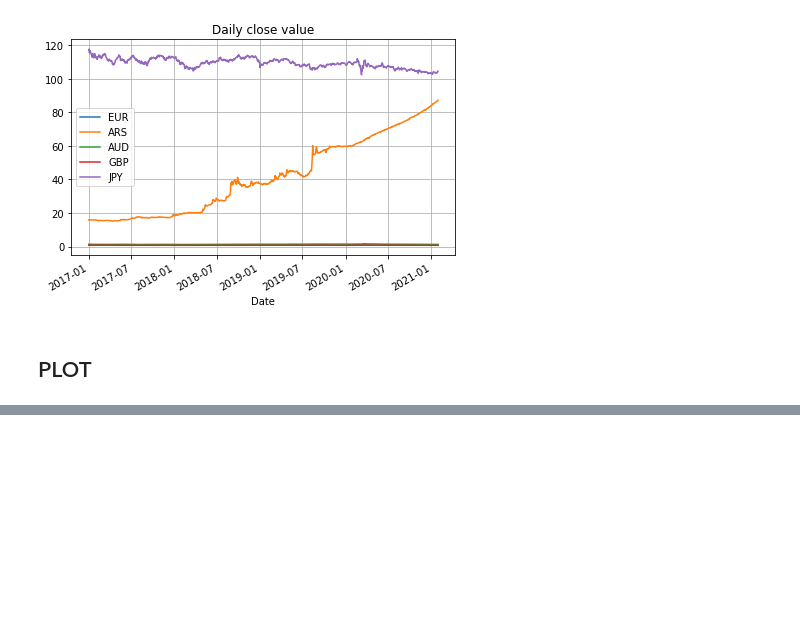
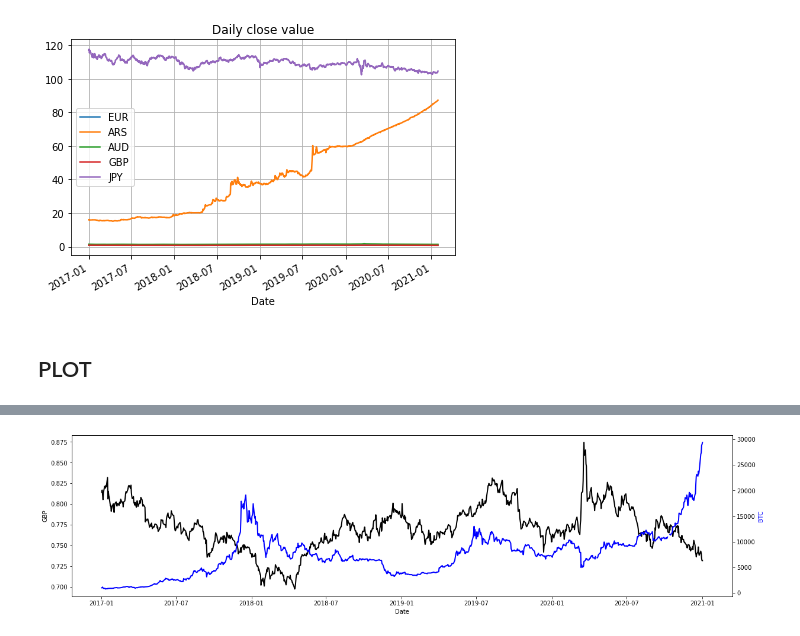
Before and after one commit to hmhadi/Project_1, a Jupyter notebook: forex_api.ipynb, the cells around one changed output, grey strips where cells are left out. Saved outputs shown, nothing was run; the diff lists cells and outputs as text; code cells hidden in the pictures; blank space fills up the shorter version.

```diff
--- a/forex_api.ipynb
+++ b/forex_api.ipynb
@@ -348,0 +444,19 @@ returns.hvplot()
+# %%
+x = all_df.index
+y1 = all_df['GBP']
+y2 = all_df['BTC']
+
+fig, ax1 = plt.subplots(figsize=(20,5))
+
+ax2 = ax1.twinx()
+ax1.plot(x, y1, 'k-', linewidth=2)
+ax2.plot(x, y2, 'b-', linewidth=2)
+
+ax1.set_xlabel('Date')
+ax1.set_ylabel('GBP', color='k')
+ax2.set_ylabel('BTC', color='b')
+
+
+plt.show()
+# %% [output]
+[figure, added]
```
Also changed, not shown: parts of 21 cells of this notebook.
